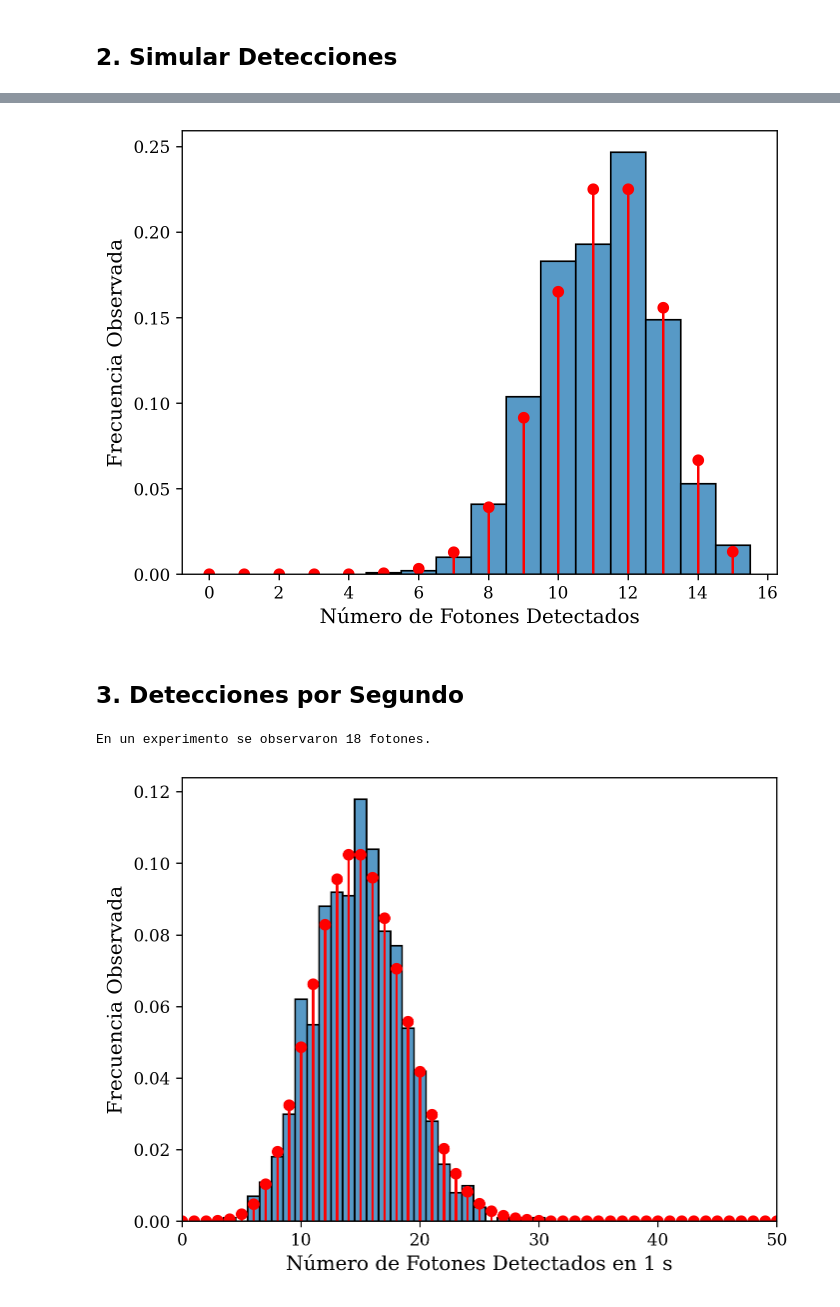
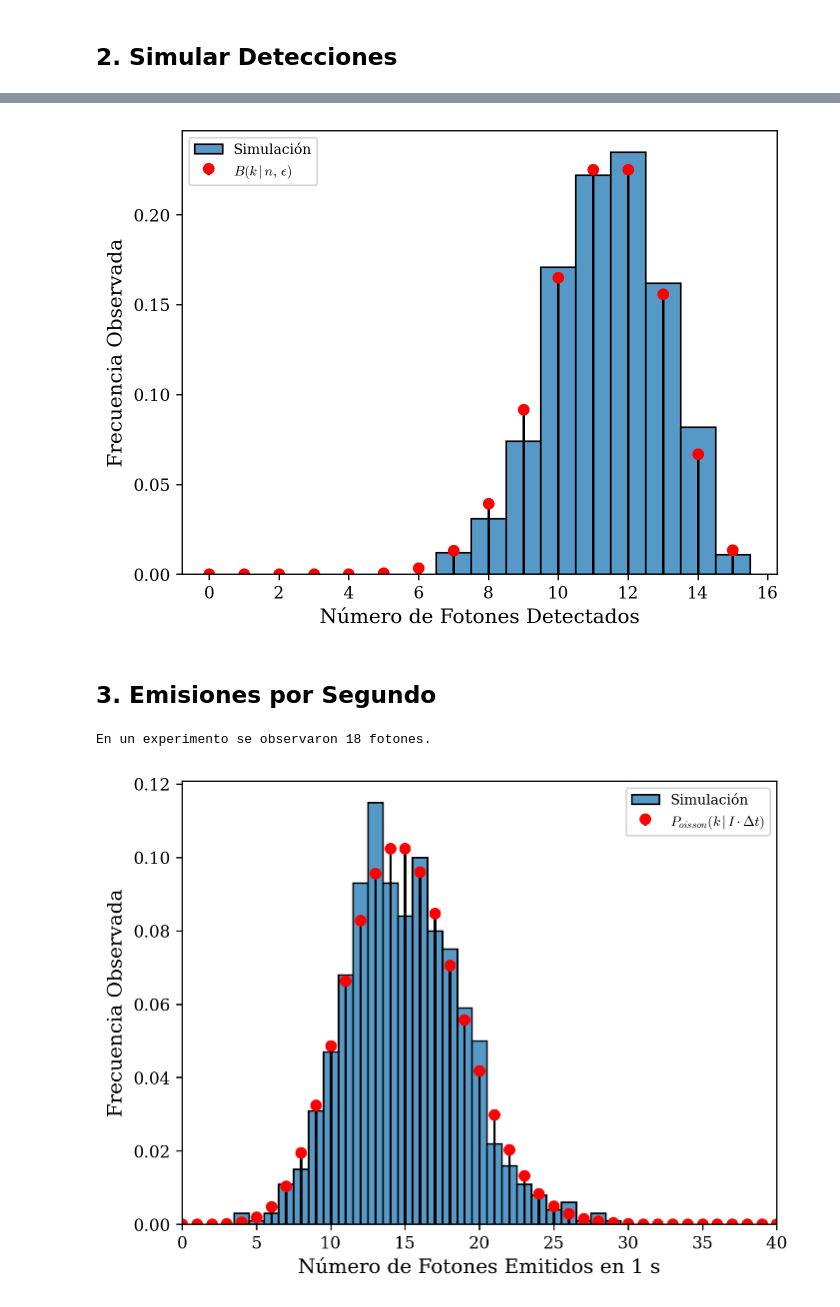
Before and after one commit to agustinbrusco/MEFE, a Jupyter notebook: Código/computacional_1.ipynb, the cells around one changed output, grey strips where cells are left out. Saved outputs shown, nothing was run; the diff lists cells and outputs as text; code cells hidden in the pictures.

```diff
--- a/Código/computacional_1.ipynb
+++ b/Código/computacional_1.ipynb
@@ -4,7 +4,7 @@ Agustín Brusco
 # %%
 # Importo librerías y defino formato de gráficos
 import numpy as np
-from scipy.stats import binom, nbinom, poisson, hypergeom
+from scipy.stats import binom, poisson
 
 import matplotlib.pyplot as plt
 import seaborn as sns
@@ -15,6 +15,18 @@ plt.rcParams['figure.dpi'] = 120
 plt.rcParams['legend.fontsize'] = "small"
 plt.rcParams['axes.labelsize'] = 'large'
 
+HIST_KWARGS = dict(
+    element="bars",
+    fill=True,
+    alpha=0.75,
+    zorder=2,
+)
+STEM_KWARGS = dict(
+    markerfmt="ro",
+    basefmt=" ",
+    linefmt="k",
+    bottom=0,
+)
 rng = np.random.default_rng(42)  # La respuesta a la pregunta de la vida, el universo y todo lo demás
 # %% [markdown]
 ## 1. Generar Variables de Distribución Uniforme
@@ -76,23 +88,36 @@ Incidieron 15 sobre un detector con eficiencia del 75%. El resultado fueron 12 d
 # %%
 N_experimentos = 1_000
-resultados = np.empty(N_experimentos)
+detecciones_por_experimento = np.empty(N_experimentos, dtype=int)
 for experimento in range(N_experimentos):
-    resultados[experimento] = simular_experimentos_bernoulli(
+    detecciones_por_experimento[experimento] = simular_experimentos_bernoulli(
         n_particulas, eficiencia
     )
 
 posibles_resultados = np.arange(n_particulas + 1)
 distribucion_esperada = binom.pmf(posibles_resultados, n_particulas, eficiencia)
 fig, ax = plt.subplots(1, 1)
-sns.histplot(resultados, ax=ax, stat="probability", discrete=True, element="bars", fill=True, alpha=0.75)
-plt.stem(posibles_resultados, distribucion_esperada, "r", markerfmt="o", basefmt=" ")
+sns.histplot(
+    detecciones_por_experimento,
+    ax=ax,
+    stat="probability",
+    discrete=True,
+    **HIST_KWARGS,
+    label="Simulación",
+)
+plt.stem(
+    posibles_resultados,
+    distribucion_esperada,
+    **STEM_KWARGS,
+    label=r"$B\left(k\,|\,n,\,\epsilon\right)$",
+)
+ax.legend(loc="upper left")
 ax.set_xlabel("Número de Fotones Detectados")
 ax.set_ylabel("Frecuencia Observada")
 plt.show()
 # %% [output]
-[figure, old version]
+[figure, new version]
 # %% [markdown]
-## 3. Detecciones por Segundo
+## 3. Emisiones por Segundo
 # %%
 intensidad_media = 15  # s⁻¹
 duracion_experimento = 1  # s
@@ -105,22 +130,36 @@ print(f"En un experimento se observaron {fotones_emitidos} fotones.")
 # %% [output]
 En un experimento se observaron 18 fotones.
 # %%
-
 N_experimentos = 1_000
-resultados = np.empty(N_experimentos)
+emitidos_por_segundo = np.empty(N_experimentos, dtype=int)
 for experimento in range(N_experimentos):
-    resultados[experimento] = simular_experimentos_bernoulli(
+    emitidos_por_segundo[experimento] = simular_experimentos_bernoulli(
         subdivisiones, probabilidad_de_emision
     )
 
 posibles_resultados = np.arange(subdivisiones + 1)
-distribucion_esperada = poisson.pmf(posibles_resultados, subdivisiones*probabilidad_de_emision)
+distribucion_esperada = poisson.pmf(
+    posibles_resultados, duracion_experimento * intensidad_media
+)
 fig, ax = plt.subplots(1, 1)
-sns.histplot(resultados, ax=ax, stat="probability", discrete=True, element="bars", fill=True, alpha=0.75)
-plt.stem(posibles_resultados, distribucion_esperada, "r", markerfmt="o", basefmt=" ")
-ax.set_xlabel(f"Número de Fotones Detectados en {duracion_experimento} s")
+sns.histplot(
+    emitidos_por_segundo,
+    ax=ax,
+    stat="probability",
+    discrete=True,
+    **HIST_KWARGS,
+    label="Simulación",
+)
+plt.stem(
+    posibles_resultados,
+    distribucion_esperada,
+    **STEM_KWARGS,
+    label=r"$P_{oisson}\left(k\,|\,I\cdot\Delta{t}\right)$",
+)
+ax.legend()
+ax.set_xlabel(f"Número de Fotones Emitidos en {duracion_experimento} s")
 ax.set_ylabel("Frecuencia Observada")
-ax.set_xlim(0, 50)
+ax.set_xlim(0, 40)
 plt.show()
 # %% [output]
-[figure, old version]
+[figure, new version]
```
Also changed, not shown: parts of 5 cells of this notebook.
